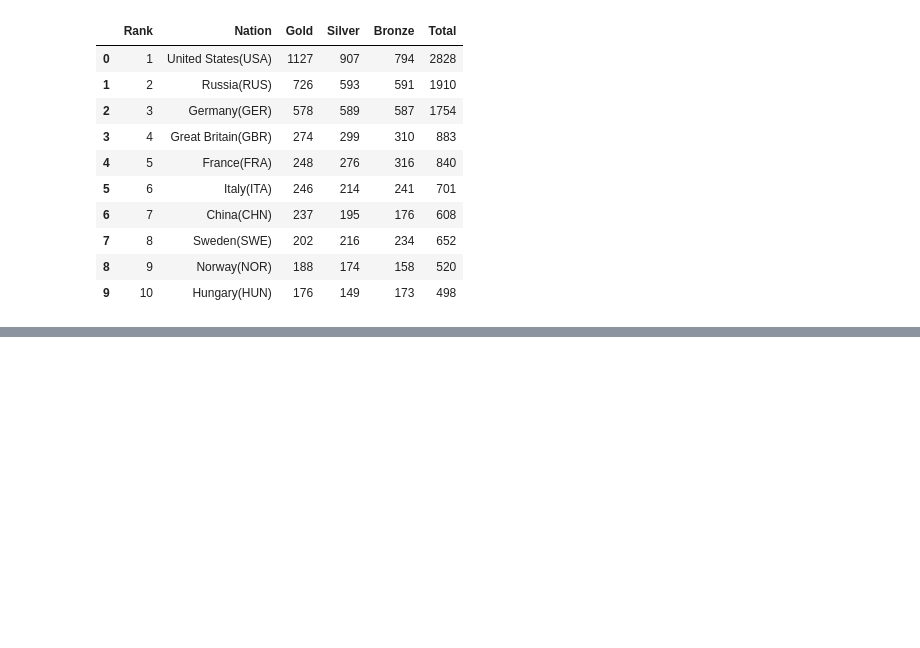
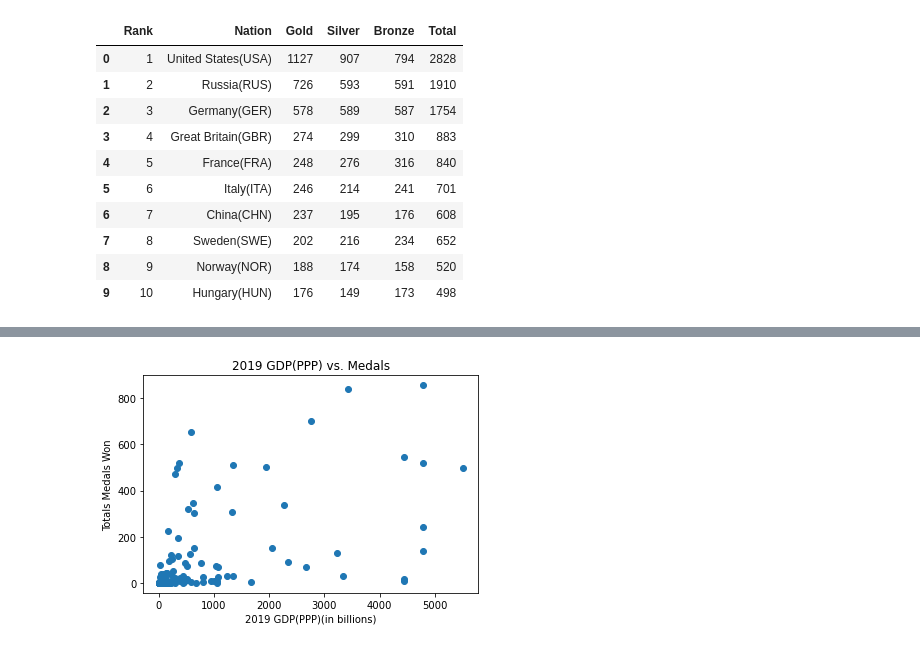
Before and after one commit to olincollege/econ-and-olympics, a Jupyter notebook: Economics-and-Olympics.ipynb, the cells around one changed output, grey strips where cells are left out. Drawn from its saved outputs; the diff is of its cells as text; code cells hidden in the pictures; blank space fills up the shorter version.

```diff
--- a/Economics-and-Olympics.ipynb
+++ b/Economics-and-Olympics.ipynb
@@ -54,0 +63,7 @@ get_GDP_PPP()
+# %%
+medals = get_medals_all();
+GDP = get_GDP_PPP();
+
+plot_GDPvMedals_noOutliers(medals, GDP)
+# %% [output]
+[figure, added]
```
Also changed, not shown: parts of 3 cells of this notebook, 2 other files.
